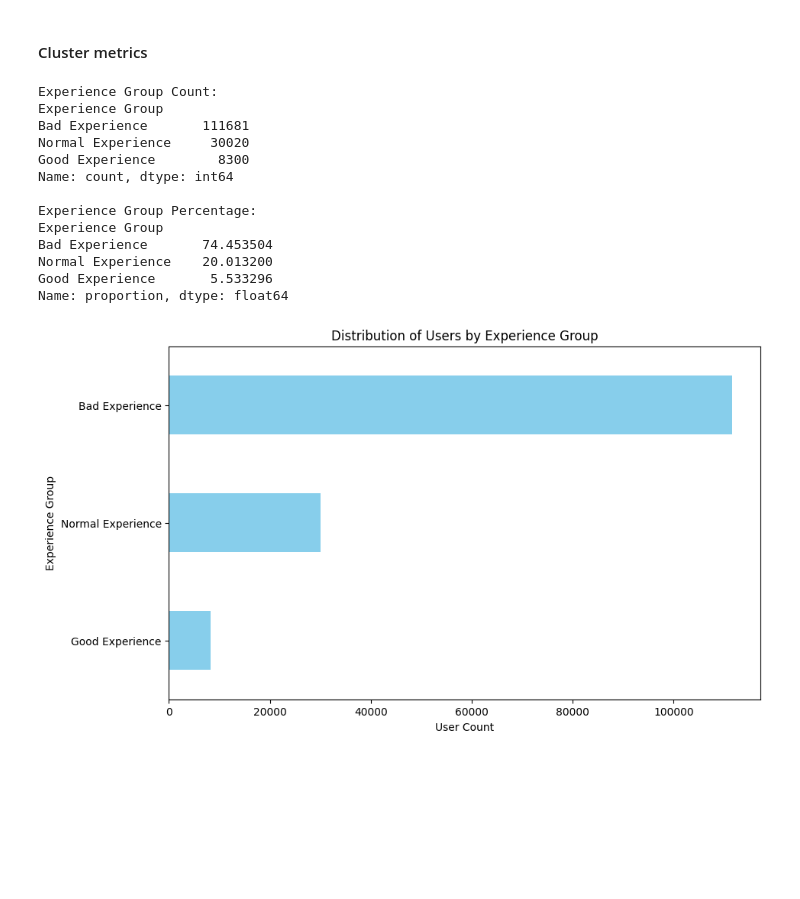
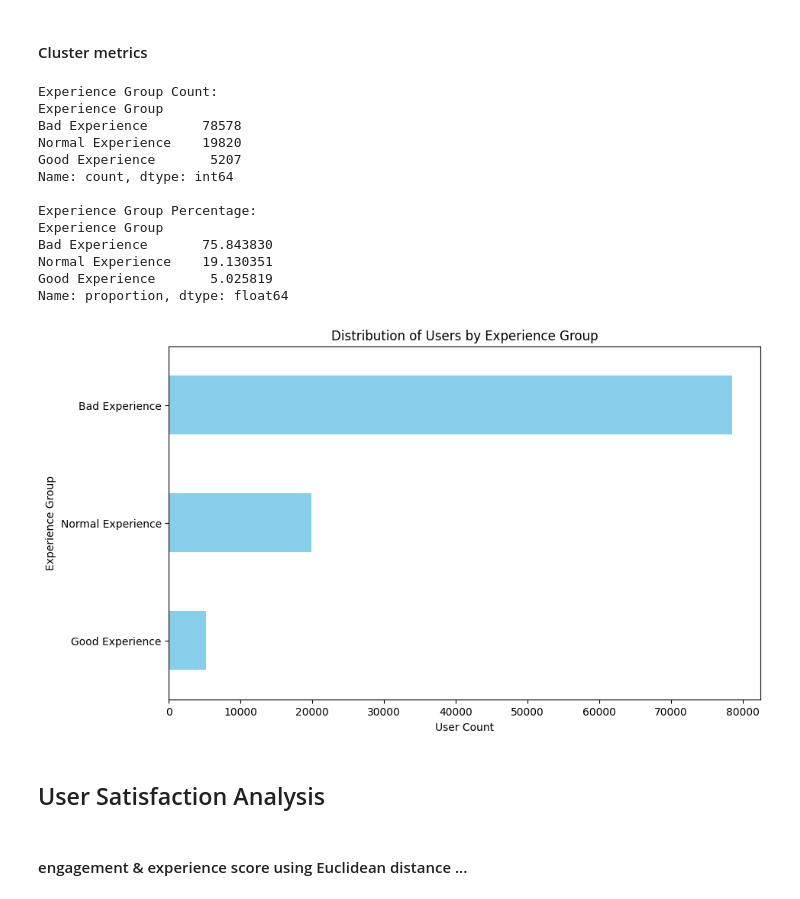
Before and after one commit to abrahamshimelis/TellCo-telecom, a Jupyter notebook: notebooks/data-analysis.ipynb, the cells around one changed output. Cells and saved outputs as stored; diff of their text form; code cells hidden in the pictures; blank space fills up the shorter version.

Commit message:
do updated engagement & experience score using euclidean distance

```diff
--- a/notebooks/data-analysis.ipynb
+++ b/notebooks/data-analysis.ipynb
@@ -601,0 +604,22 @@ Total Data (Mb)                1.000000
+# %%
+# Group by MSISDN/Number and aggregate the specified columns
+agg_df = df_relevant.groupby('MSISDN/Number').agg({
+    'TCP Retrans. Vol (Mb)': 'mean',
+    'Avg RTT (sec)': 'mean',
+    'Handset Type': 'first',
+    'Avg Bearer TP (Mbps)': 'mean',
+    'Bearer Id': 'count',
+    'Total Data (Mb)': 'sum',
+    'Dur. (hr)': 'sum'
+})
+
+# Rename the 'Bearer Id' column to 'Number of Sessions'
+agg_df.rename(columns={'Bearer Id': 'Number of Sessions'}, inplace=True)
+
+# Calculate the 95th percentile of 'Number of Sessions'
+sessions_quantile = agg_df['Number of Sessions'].quantile(0.95)
+
+# Filter rows based on the 95th percentile of 'Number of Sessions'
+cleaned_df = agg_df[agg_df['Number of Sessions'] <= sessions_quantile]
+
+print(cleaned_df.columns)
@@ -642,9 +671,6 @@ threshold_sessions = engagement_metrics_sorted['Number of Sessions'].quantile(0.
 
 # Filter the DataFrame to exclude rows with sessions above the threshold
 filtered_data = engagement_metrics_sorted[engagement_metrics_sorted['Number of Sessions'] <= threshold_sessions]
-
-# Proceed with Min-Max normalization and clustering on filtered_data
-
 
 # Extract the features for clustering
 X = filtered_data[['Number of Sessions', 'Total Data (Mb)', 'Dur. (hr)']]
@@ -663,13 +689,14 @@ kmeans.fit(X_normalized)
 
 # Add the cluster labels to the DataFrame
 filtered_data['Engagement Score'] = kmeans.labels_
+cleaned_df['Engagement Score'] = kmeans.labels_
 
 # Define labels for the engagement groups
 engagement_labels = {0: 'Low Engagement', 1: 'Moderate Engagement', 2: 'High Engagement'}
 
 # Map cluster labels to engagement groups
 filtered_data['Engagement Group'] = filtered_data['Engagement Score'].map(engagement_labels)
-
+cleaned_df['Engagement Group'] = cleaned_df['Engagement Score'].map(engagement_labels)
 # Display the clustered engagement metrics
 print(filtered_data.head(10))
 # %% [output]
@@ -1001,7 +913,7 @@ from sklearn.cluster import KMeans
 from sklearn.preprocessing import MinMaxScaler
 
 # Extract the features for clustering
-X = df_relevant[['Avg Bearer TP (Mbps)', 'TCP Retrans. Vol (Mb)']]
+X = cleaned_df[['Avg Bearer TP (Mbps)', 'TCP Retrans. Vol (Mb)']]
 
 # Initialize MinMaxScaler
 scaler = MinMaxScaler()
@@ -1016,14 +928,13 @@ kmeans = KMeans(n_clusters=3, random_state=42)
 kmeans.fit(X_normalized)
 
 # Add the cluster labels to the DataFrame
-df_relevant['Experience Score'] = kmeans.labels_
+cleaned_df['Experience Score'] = kmeans.labels_
 
 # Define labels for the experience groups
 experience_labels = {0: 'Bad Experience', 1: 'Normal Experience', 2: 'Good Experience'}
 
 # Map cluster labels to experience groups
-df_relevant['Experience Group'] = df_relevant['Experience Score'].map(experience_labels)
-
+cleaned_df['Experience Group'] = cleaned_df['Experience Score'].map(experience_labels)
 # Display the clustered experience metrics
 print(df_relevant.head(10))
 # %% [output]
@@ -1058,10 +969,10 @@ See the caveats in the documentation: https://pandas.pydata.org/pandas-docs/stab
 #### Cluster metrics
 # %%
 # Count of each experience group
-experience_group_count = df_relevant['Experience Group'].value_counts()
+experience_group_count = cleaned_df['Experience Group'].value_counts()
 
 # Percentage of each experience group
-experience_group_percentage = df_relevant['Experience Group'].value_counts(normalize=True) * 100
+experience_group_percentage = cleaned_df['Experience Group'].value_counts(normalize=True) * 100
 
 # Display the count and percentage of each experience group
 print("Experience Group Count:")
@@ -1072,28 +983,32 @@ print(experience_group_percentage)
 # %% [output]
 Experience Group Count:
 Experience Group
-Bad Experience       111681
-Normal Experience     30020
-Good Experience        8300
+Bad Experience       78578
+Normal Experience    19820
+Good Experience       5207
 Name: count, dtype: int64
 
 Experience Group Percentage:
 Experience Group
-Bad Experience       74.453504
-Normal Experience    20.013200
-Good Experience       5.533296
+Bad Experience       75.843830
+Normal Experience    19.130351
+Good Experience       5.025819
 Name: proportion, dtype: float64
 # %%
 # Count of each experience group
-experience_group_count = df_relevant['Experience Group'].value_counts()
+experience_group_count = cleaned_df['Experience Group'].value_counts()
 
 # Plotting the horizontal bar chart
 plt.figure(figsize=(10, 6))
 experience_group_count.plot(kind='barh', color='skyblue')
 plt.xlabel('User Count')
 plt.ylabel('Experience Group')
 plt.title('Distribution of Users by Experience Group')
 plt.gca().invert_yaxis()  # Invert y-axis to display the highest count at the top
 plt.show()
 # %% [output]
-[figure, old version]
+[figure, new version]
+# %% [markdown]
+## User Satisfaction Analysis
+# %% [markdown]
+#### engagement & experience score using Euclidean distance ...
```
Also changed, not shown: parts of 19 cells of this notebook.
